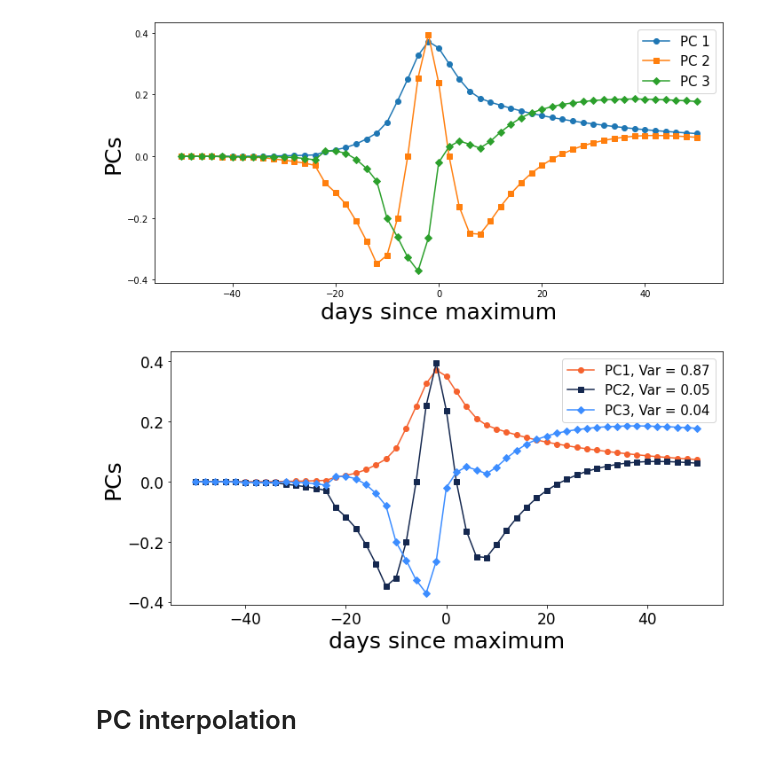
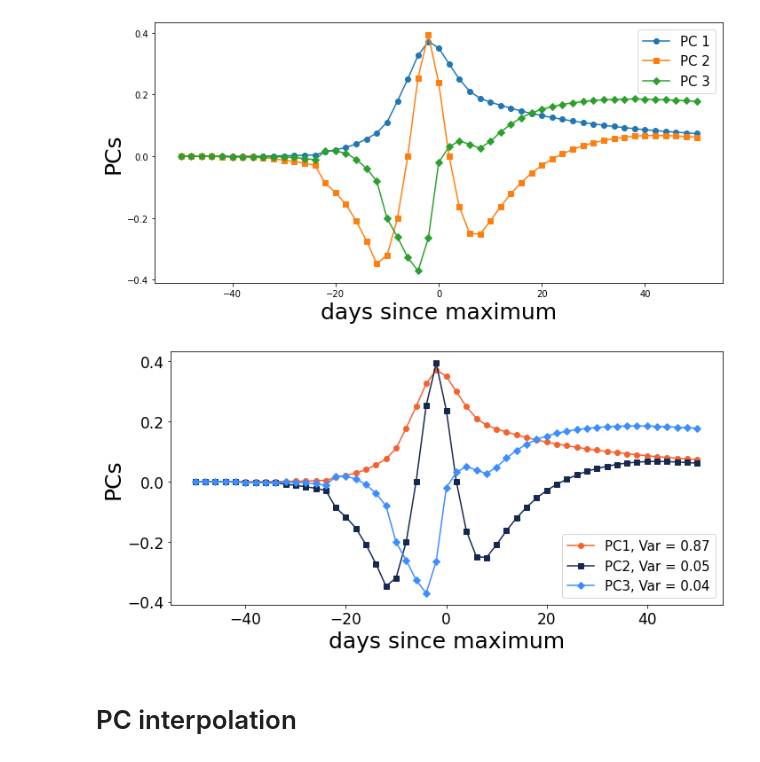
Before and after one commit to b-biswas/kndetect, a Jupyter notebook: pc_generation/paper_plots.ipynb, the cells around one changed output. Cells and saved outputs as stored; diff of their text form; code cells hidden in the pictures.

Commit message:
pc generation plots

```diff
--- a/pc_generation/paper_plots.ipynb
+++ b/pc_generation/paper_plots.ipynb
@@ -42,30 +42,31 @@ plt.show()
 # %%
 markers = ['o','s','D','*','x']
 fig = plt.figure(figsize=(10,5))
 colors = ['#F5622E', '#15284F', '#3C8DFF']
 
 for i in range(num_components_to_plot):
 
     PC = PCs_mixed[i]
     x = np.arange(0,102,2)-50
     variance = "{:.2f}".format(var_mixed[i])
     plt.plot(x,PC,marker=markers[i],label = "PC"+str(i+1) +", Var = "+ variance, color=colors[i])
 
 plt.xlabel("days since maximum", fontsize = 25)
 plt.ylabel("PCs", fontsize=25)
 
 plt.rc('xtick', labelsize=17)
 plt.rc('ytick', labelsize=17)
 
 plt.rc('legend', fontsize=15)
-plt.legend()
+plt.legend(loc="lower right")
 plt.tight_layout()
 
+fig.savefig("results/"+"PCs_mixed")
 fig.savefig("results/"+"PCs_mixed.pdf")
 
 plt.show()
 # %% [output]
-[figure, old version]
+[figure, new version]
 # %% [markdown]
 # PC interpolation
 # %%
```
Also changed, not shown: 4 other files.
